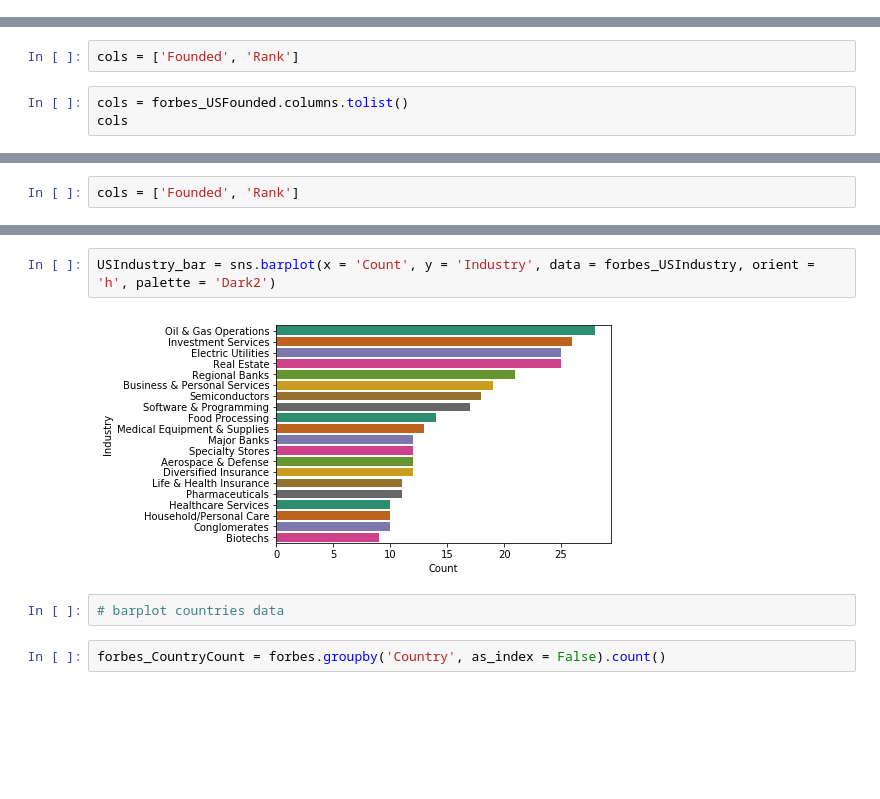
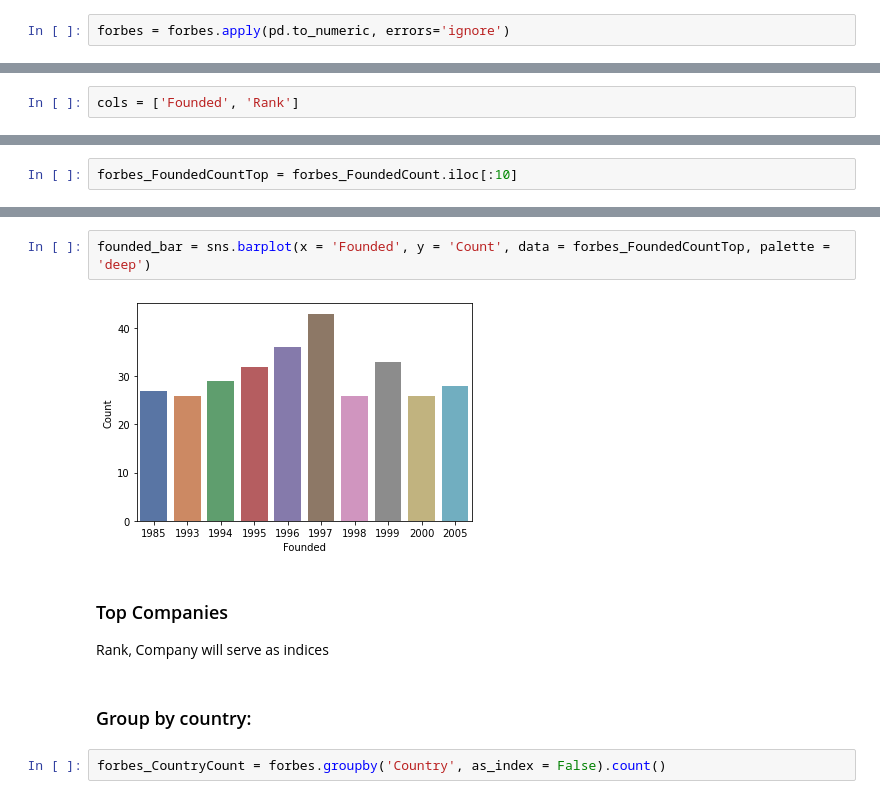
Before and after one commit to valfera/Forbes2000, a Jupyter notebook: Forbes2000Analysis.ipynb, the cells around one changed output, grey strips where cells are left out. Cells and saved outputs as stored; diff of their text form; blank space fills up the shorter version.

```diff
--- a/Forbes2000Analysis.ipynb
+++ b/Forbes2000Analysis.ipynb
@@ -80,3 +144,5 @@ forbes['Profits'] = forbes['Profits'].apply(convert_str_to_float)
 forbes['Market Capitalization'] = forbes['Market Capitalization'].str.replace(",", "")
 forbes['Market Capitalization'] = forbes['Market Capitalization'].str.replace("$", "")
 forbes['Market Capitalization'] = forbes['Market Capitalization'].apply(convert_str_to_float)
+# %%
+forbes = forbes.apply(pd.to_numeric, errors='ignore')
@@ -154,5 +216,2 @@ cols
 # %%
 cols = ['Founded', 'Rank']
-# %%
-cols = forbes_USFounded.columns.tolist()
-cols
@@ -171,2 +217,0 @@ cols
-# %%
-cols = ['Founded', 'Rank']
@@ -264,0 +230,2 @@ forbes_USIndustry
+# %%
+forbes_FoundedCountTop = forbes_FoundedCount.iloc[:10]
@@ -265,9 +246,12 @@ forbes_USIndustry
 # %%
-USIndustry_bar = sns.barplot(x = 'Count', y = 'Industry', data = forbes_USIndustry, orient = 'h', palette = 'Dark2')
+founded_bar = sns.barplot(x = 'Founded', y = 'Count', data = forbes_FoundedCountTop, palette = 'deep')
 # %% [output]
-[figure, old version]
+[figure, new version]
-# %%
-# barplot countries data
+# %% [markdown]
+### Top Companies
+Rank, Company will serve as indices
+# %% [markdown]
+### Group by country:
 # %%
 forbes_CountryCount = forbes.groupby('Country', as_index = False).count()
 # %%
```
Also changed, not shown: parts of 164 cells of this notebook.
